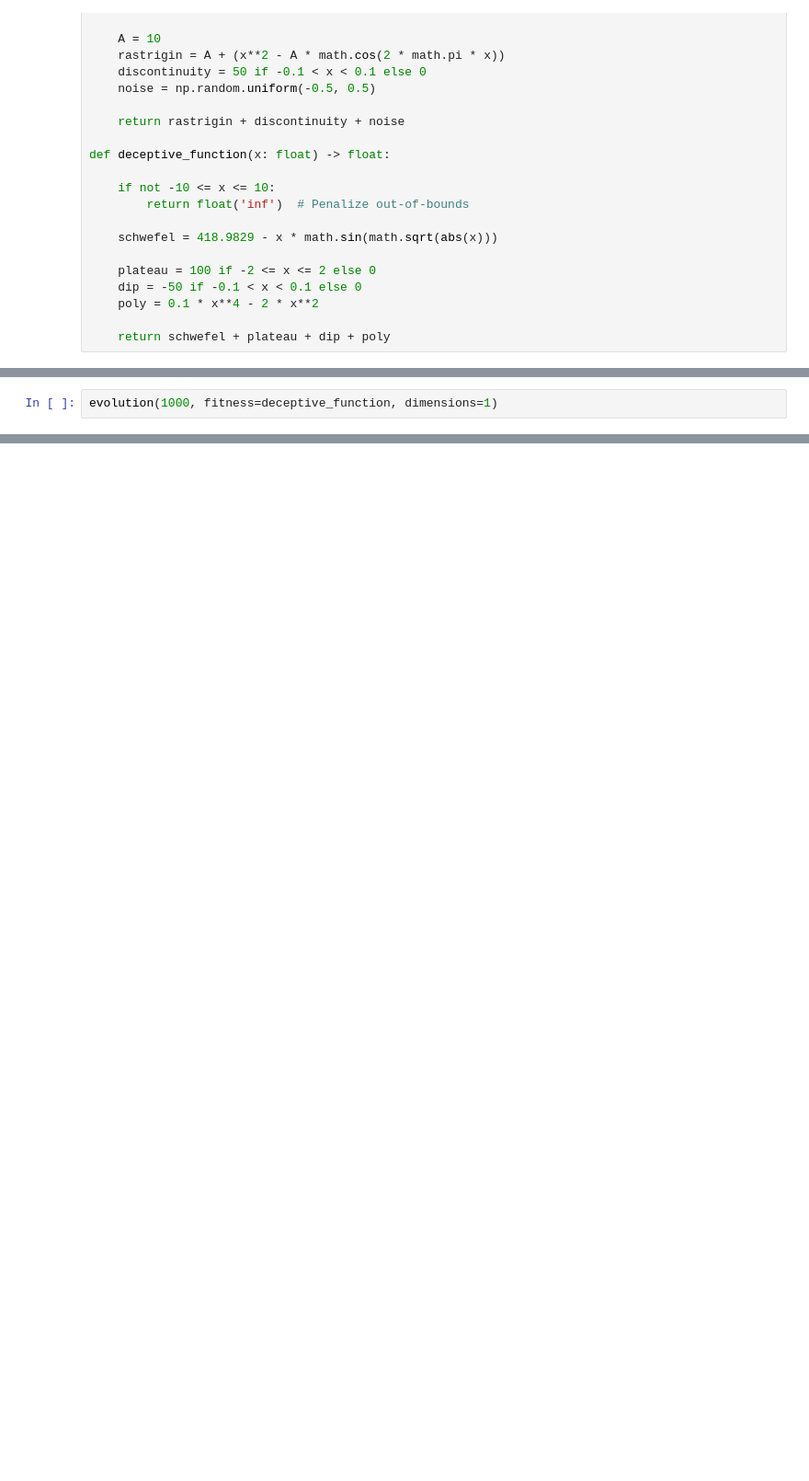
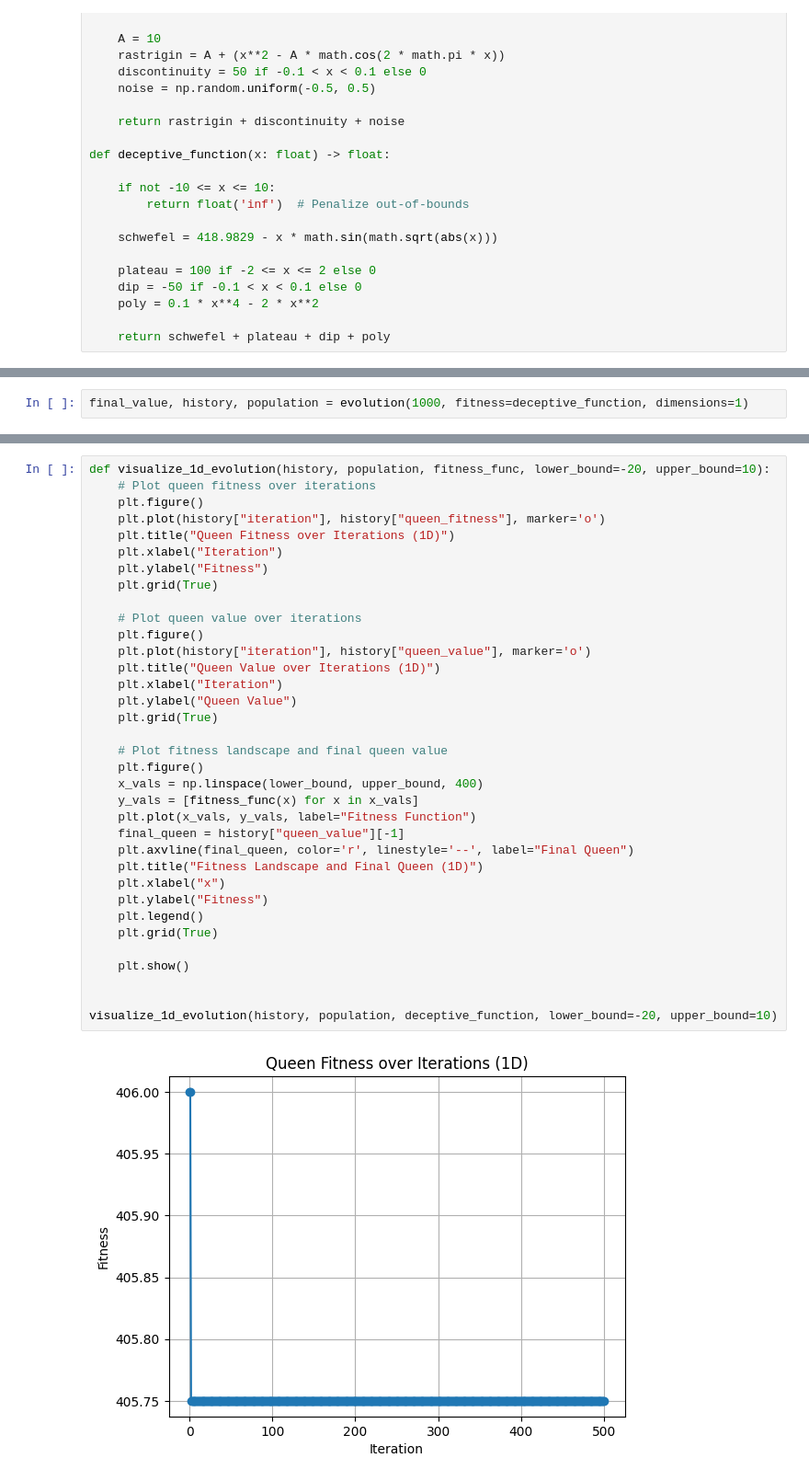
Before and after one commit to bulatsharif/Quantum-inspired-Evolutionary-Algorithms, a Jupyter notebook: paper_implementation/algorithm.ipynb, the cells around one changed output, grey strips where cells are left out. Shown: that part at 92% size. Saved outputs shown, nothing was run; the diff lists cells and outputs as text; blank space fills up the shorter version.

Commit message:
Visualisation added

```diff
--- a/paper_implementation/algorithm.ipynb
+++ b/paper_implementation/algorithm.ipynb
@@ -194,3 +230,3 @@ def deceptive_function(x: float) -> float:
 # %%
-evolution(1000, fitness=deceptive_function, dimensions=1)
+final_value, history, population = evolution(1000, fitness=deceptive_function, dimensions=1)
 # %% [output]
@@ -247,0 +272,37 @@ Iteration: 500, Queen: [np.float16(-4.996), np.float16(-10.0)], Fitness: 1.52587
+# %%
+def visualize_1d_evolution(history, population, fitness_func, lower_bound=-20, upper_bound=10):
+    # Plot queen fitness over iterations
+    plt.figure()
+    plt.plot(history["iteration"], history["queen_fitness"], marker='o')
+    plt.title("Queen Fitness over Iterations (1D)")
+    plt.xlabel("Iteration")
+    plt.ylabel("Fitness")
+    plt.grid(True)
+
+    # Plot queen value over iterations
+    plt.figure()
+    plt.plot(history["iteration"], history["queen_value"], marker='o')
+    plt.title("Queen Value over Iterations (1D)")
+    plt.xlabel("Iteration")
+    plt.ylabel("Queen Value")
+    plt.grid(True)
+
+    # Plot fitness landscape and final queen value
+    plt.figure()
+    x_vals = np.linspace(lower_bound, upper_bound, 400)
+    y_vals = [fitness_func(x) for x in x_vals]
+    plt.plot(x_vals, y_vals, label="Fitness Function")
+    final_queen = history["queen_value"][-1]
+    plt.axvline(final_queen, color='r', linestyle='--', label="Final Queen")
+    plt.title("Fitness Landscape and Final Queen (1D)")
+    plt.xlabel("x")
+    plt.ylabel("Fitness")
+    plt.legend()
+    plt.grid(True)
+
+    plt.show()
+
+
+visualize_1d_evolution(history, population, deceptive_function, lower_bound=-20, upper_bound=10)
+# %% [output]
+[figure, added]
```
Also changed, not shown: parts of 7 cells of this notebook.
